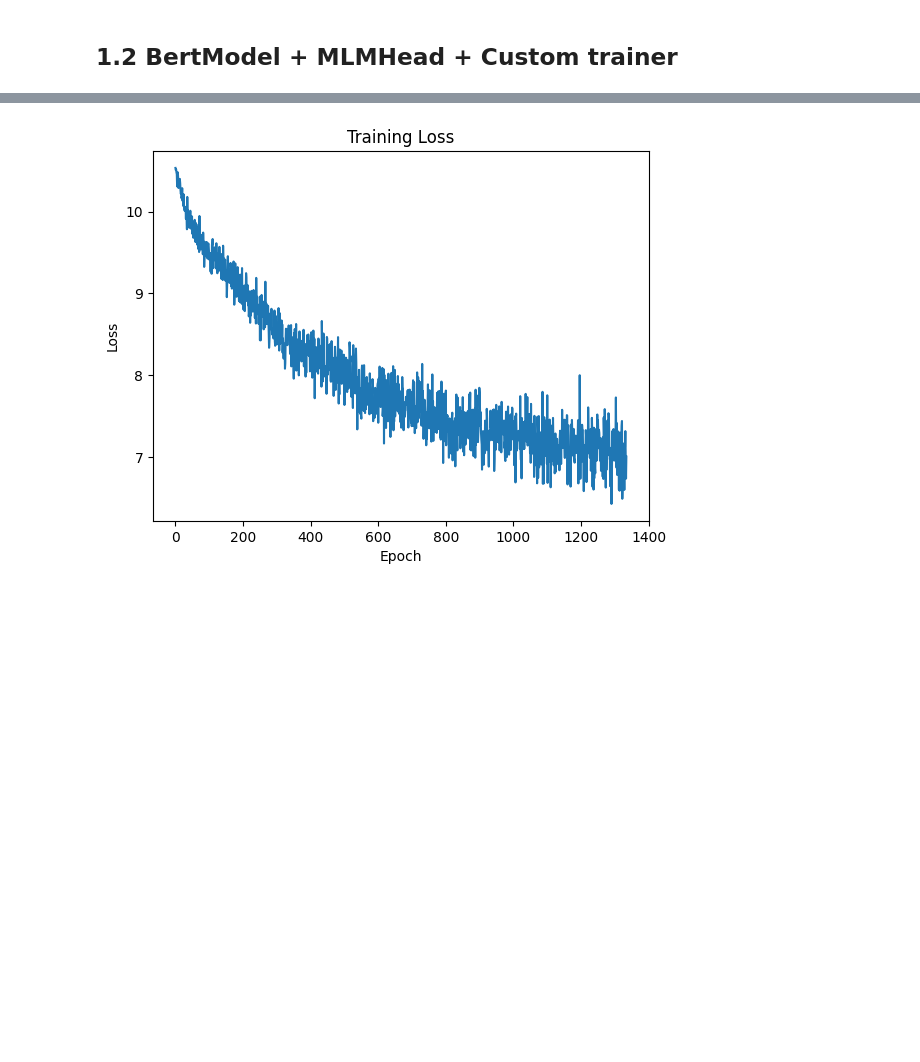
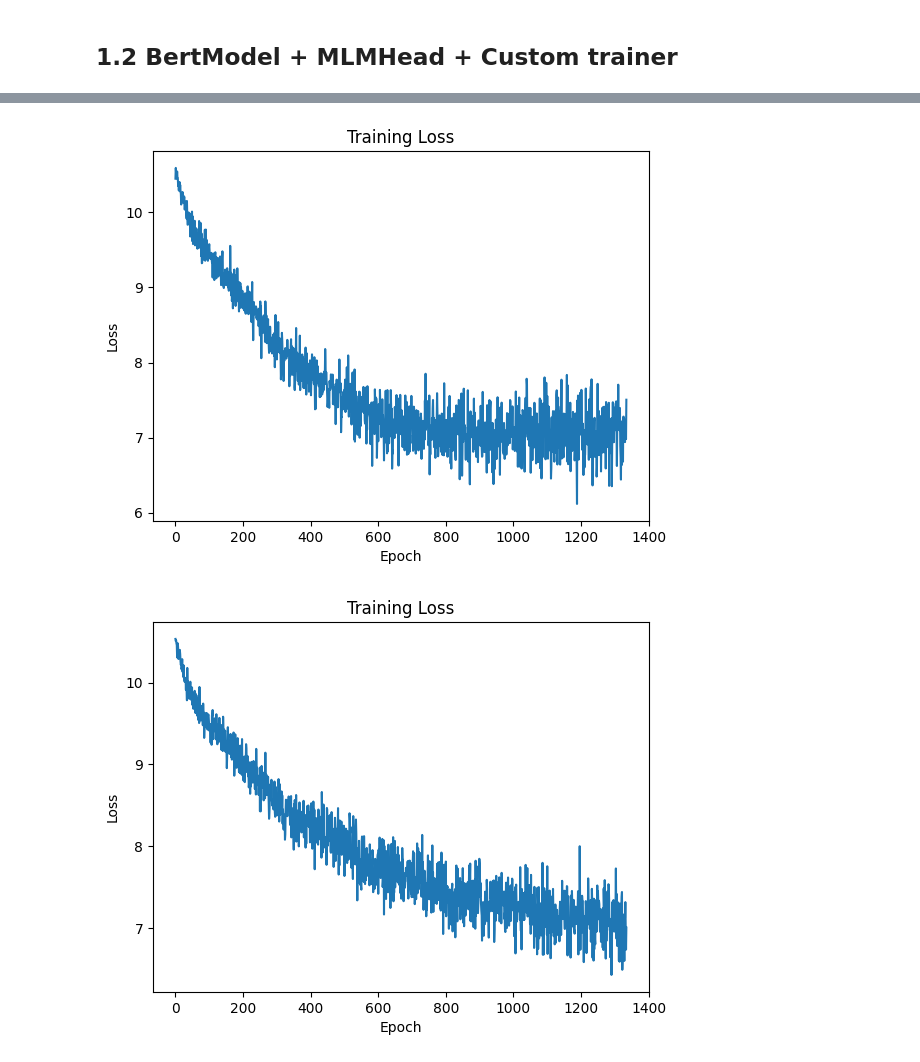
Before and after one commit to MehdiJmlkh/Deep-Learning-Course-Homeworks-S2024, a Jupyter notebook: HW3/Bert-MLM-SeqClassification.ipynb, the cells around one changed output, grey strips where cells are left out. Cells and saved outputs as stored; diff of their text form; code cells hidden in the pictures; blank space fills up the shorter version.

Commit message:
Train bert

```diff
--- a/HW3/Bert-MLM-SeqClassification.ipynb
+++ b/HW3/Bert-MLM-SeqClassification.ipynb
@@ -220,9 +219,9 @@ class MLMHead(nn.Module):
         # model, then use the `last_hidden_states` for your MLMHead
         # layer.
 
-        with torch.no_grad():
-            out = self.embedder(input_ids, attention_mask)
-            last_hidden_states = out.last_hidden_state
+        # with torch.no_grad():
+        out = self.embedder(input_ids, attention_mask)
+        last_hidden_states = out.last_hidden_state
 
         out = self.dense(last_hidden_states)
         out = self.activation(out)
@@ -236,9 +235,9 @@ bert = BertModel(config)
 # %%
 from transformers import BertModel
 
-bert = BertModel(config)
-mlm_model = MLMHead(bert)
-optimizer = torch.optim.Adam(mlm_model.parameters(), lr=0.001)
+bert = BertModel(config).to(device)
+mlm_model = MLMHead(bert).to(device)
+optimizer = torch.optim.Adam(mlm_model.parameters(), lr=0.000008)
 criterion = nn.CrossEntropyLoss()
 # %%
 # implement your training loop and train your model.
@@ -246,15 +245,17 @@ losses = []
 if device == CUDA:
     for epoch in range(num_epoch):
         mlm_model.train()
-        for batch in train_dataloader:
+        for i, batch in enumerate(train_dataloader):
+            for k, v in batch.items():
+              batch[k] = v.to(device)
             output = mlm_model(batch['input_ids'], batch['attention_mask'])
             loss = criterion(output.permute(0, 2, 1), batch['labels'])
             loss.backward()
             optimizer.step()
 
             losses.append(loss)
-
-            print(f"{epoch+1}/{num_epoch}: loss: {loss: .4f}")
+            if i % 100 == 0 or i + 1 == len(train_dataloader):
+              print(f"epoch({epoch+1}/{num_epoch})-iter({i+1}/{len(train_dataloader)}): loss: {loss: .4f}")
 
     save(losses, 'bert_losses')
 else:
@@ -264,3 +284,12 @@ FileNotFoundError: [Errno 2] No such file or directory: 'vars/bert/bert_losses.p
+# %%
+# Plot the losse for every batch in training process
+plt.plot([loss.detach().cpu() for loss in losses])
+plt.xlabel('Epoch')
+plt.ylabel('Loss')
+plt.title('Training Loss')
+plt.show()
+# %% [output]
+[figure, added]
 # %%
 # Plot the losse for every batch in training process
 plt.plot(losses)
```
Also changed, not shown: parts of 6 cells of this notebook.
